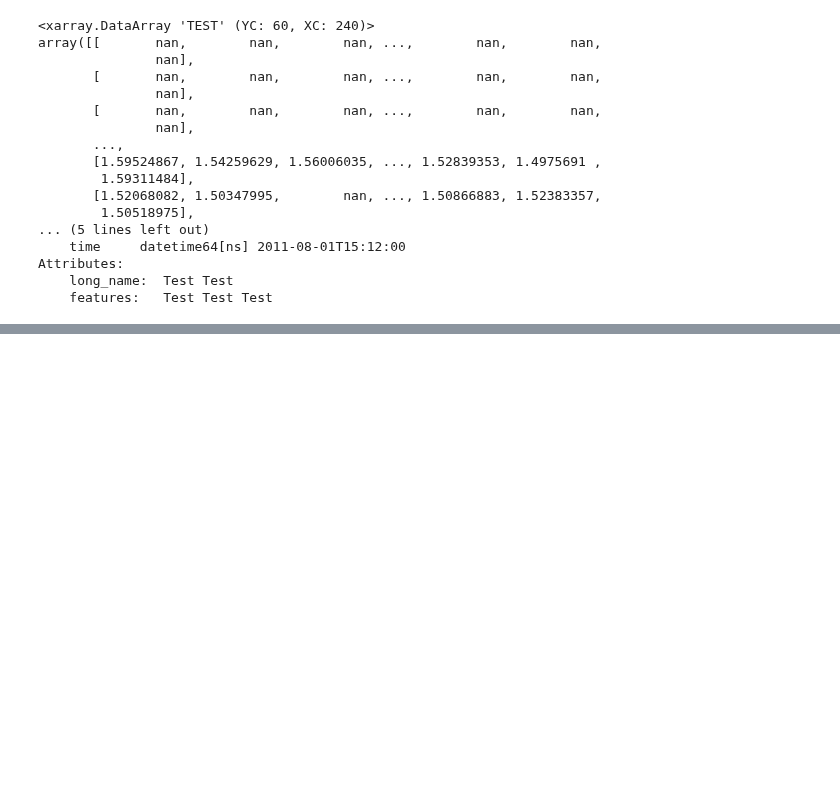
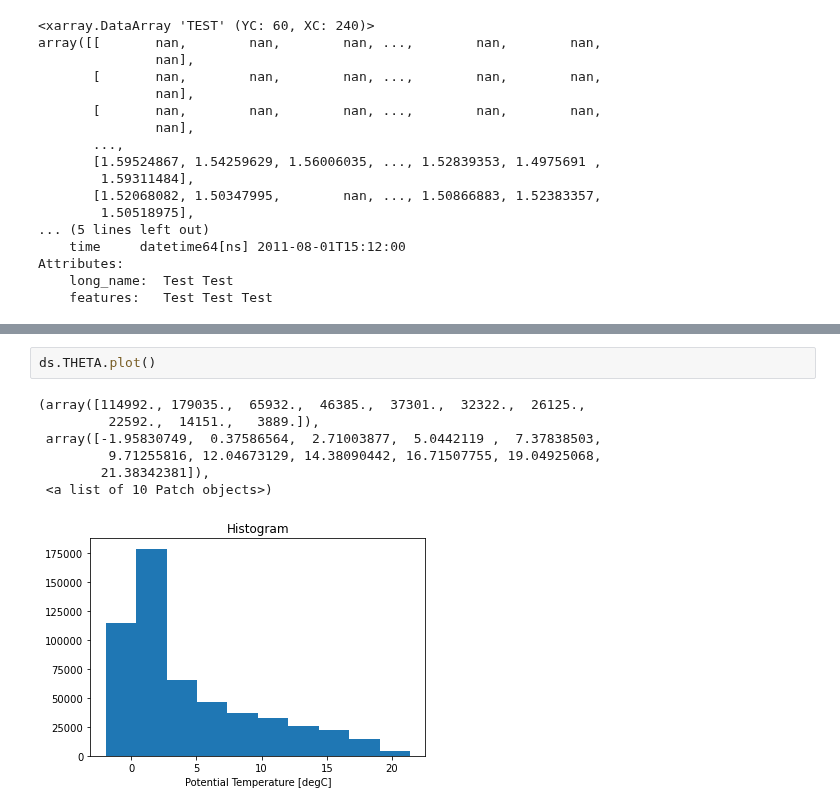
Before and after one commit to sdat2/pyxpcm, a Jupyter notebook: get_i_metric.ipynb, the cells around one changed output, grey strips where cells are left out. Saved outputs shown, nothing was run; the diff lists cells and outputs as text; blank space fills up the shorter version.

```diff
--- a/get_i_metric.ipynb
+++ b/get_i_metric.ipynb
@@ -212,0 +230,10 @@ Attributes:
+# %%
+ds.THETA.plot()
+# %% [output]
+(array([114992., 179035.,  65932.,  46385.,  37301.,  32322.,  26125.,
+         22592.,  14151.,   3889.]),
+ array([-1.95830749,  0.37586564,  2.71003877,  5.0442119 ,  7.37838503,
+         9.71255816, 12.04673129, 14.38090442, 16.71507755, 19.04925068,
+        21.38342381]),
+ <a list of 10 Patch objects>)
+[figure, added]
```
Also changed, not shown: parts of 1 cell of this notebook, 1 other file.
